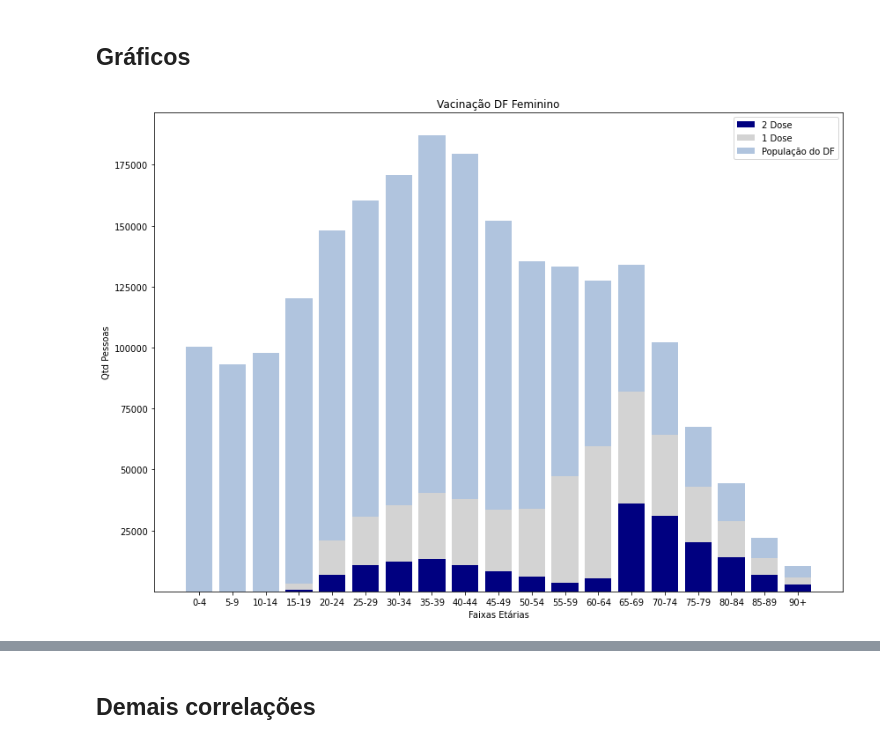
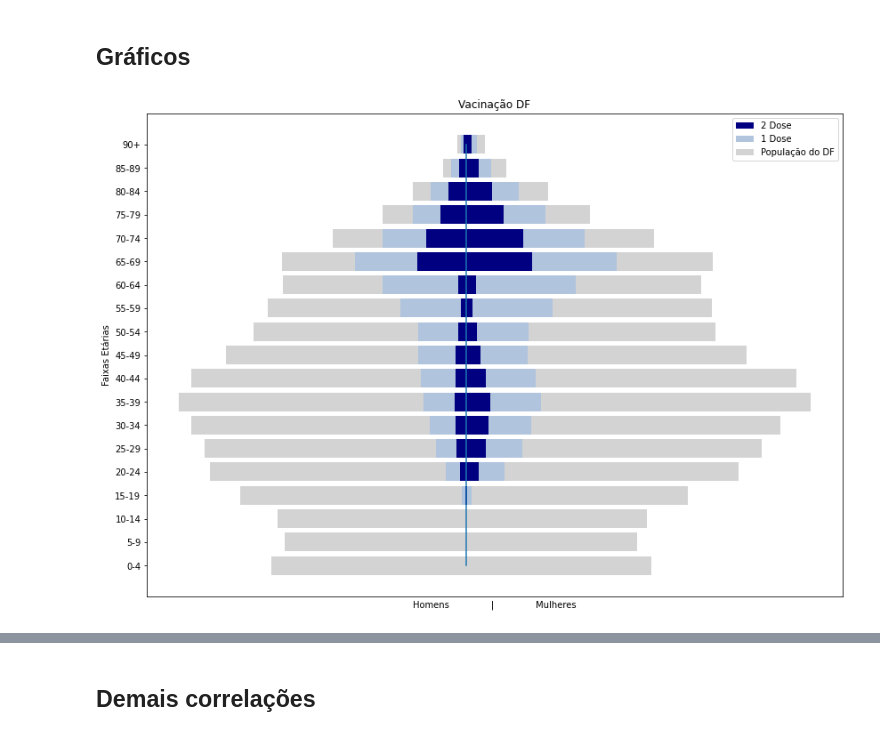
Before and after one commit to LeodeFaria/IDP, a Jupyter notebook: Trabalho.ipynb, the cells around one changed output, grey strips where cells are left out. Drawn from its saved outputs; the diff is of its cells as text; code cells hidden in the pictures.

```diff
--- a/Trabalho.ipynb
+++ b/Trabalho.ipynb
@@ -218,25 +287,61 @@ df_vacina_F
 # %% [markdown]
 ## Gráficos
+# %%
+# df_vacina_Graf001
+
+plt.figure(figsize=(14,10))
+# Variáveis para plotagem
+
+faixa = df_vacina_Graf001['faixa']
+
+popF =  df_vacina_Graf001['Pop_DF']
+Dose1F = df_vacina_Graf001['Dose1']
+Dose2F = df_vacina_Graf001['Dose2']
+
+popM =  df_vacina_Graf001['Pop_DF_M']
+Dose1M = df_vacina_Graf001['Dose1_M']
+Dose2M = df_vacina_Graf001['Dose2_M']
+
+
+# definições das barras para plotagem
+plt.barh(faixa, Dose2F,color='navy')
+plt.barh(faixa, Dose1F,color='lightsteelblue', left = Dose2F)
+plt.barh(faixa, popF, color='lightgray', left = Dose2F + Dose1F)
+
+plt.barh(faixa, Dose2M,color='navy')
+plt.barh(faixa, Dose1M,color='lightsteelblue', left = Dose2M)
+plt.barh(faixa, popM, color='lightgray', left = Dose2M + Dose1M)
+
+
+# Plotagem
+plt.ylabel('Faixas Etárias')
+plt.xlabel('Homens               |               Mulheres')
+plt.title('Vacinação DF')
+plt.legend(('2 Dose','1 Dose','População do DF' ))
+plt.plot([0,0],[0,18])
+plt.xticks([])
+
+plt.show()
+# %% [output]
+[figure, added]
 # %%
-# Gráfico Vacinaçao Feminino
+# # Gráfico Vacinaçao Feminino
 
-plt.figure(figsize=(14,10))
+# plt.figure(figsize=(14,10))
 
-faixa = df_vacina_F['faixa']
-popM =  df_vacina_F['Pop_DF']
-Dose1 = df_vacina_F['Dose1']
-Dose2 = df_vacina_F['Dose2']
+# faixa = df_vacina_F['faixa']
+# popM =  df_vacina_F['Pop_DF']
+# Dose1 = df_vacina_F['Dose1']
+# Dose2 = df_vacina_F['Dose2']
 
-plt.bar(faixa, Dose2,color='navy')
-plt.bar(faixa, Dose1,color='lightgray', bottom = Dose2)
-plt.bar(faixa, popM, color='lightsteelblue', bottom = Dose2 + Dose1)
+# plt.bar(faixa, Dose2,color='navy')
+# plt.bar(faixa, Dose1,color='lightgray', bottom = Dose2)
+# plt.bar(faixa, popM, color='lightsteelblue', bottom = Dose2 + Dose1)
 
-plt.xlabel('Faixas Etárias')
-plt.ylabel('Qtd Pessoas')
-plt.title('Vacinação DF Feminino')
-plt.legend(('2 Dose','1 Dose','População do DF' ))
+# plt.xlabel('Faixas Etárias')
+# plt.ylabel('Qtd Pessoas')
+# plt.title('Vacinação DF Feminino')
+# plt.legend(('2 Dose','1 Dose','População do DF' ))
 
-plt.show()
+# plt.show()
-# %% [output]
-[figure, removed]
 # %%
```
Also changed, not shown: parts of 26 cells of this notebook.
